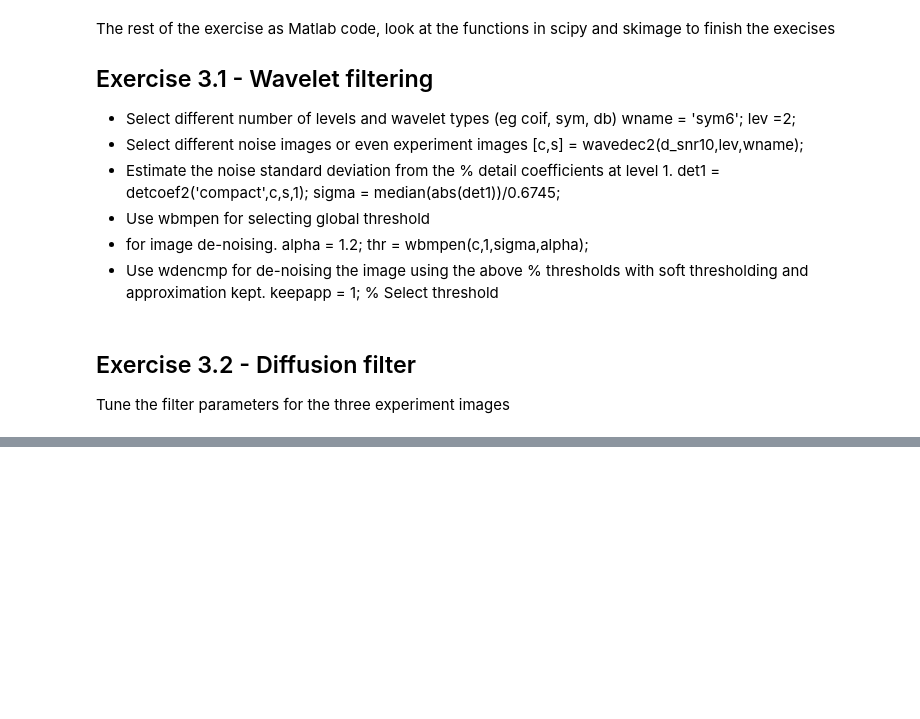
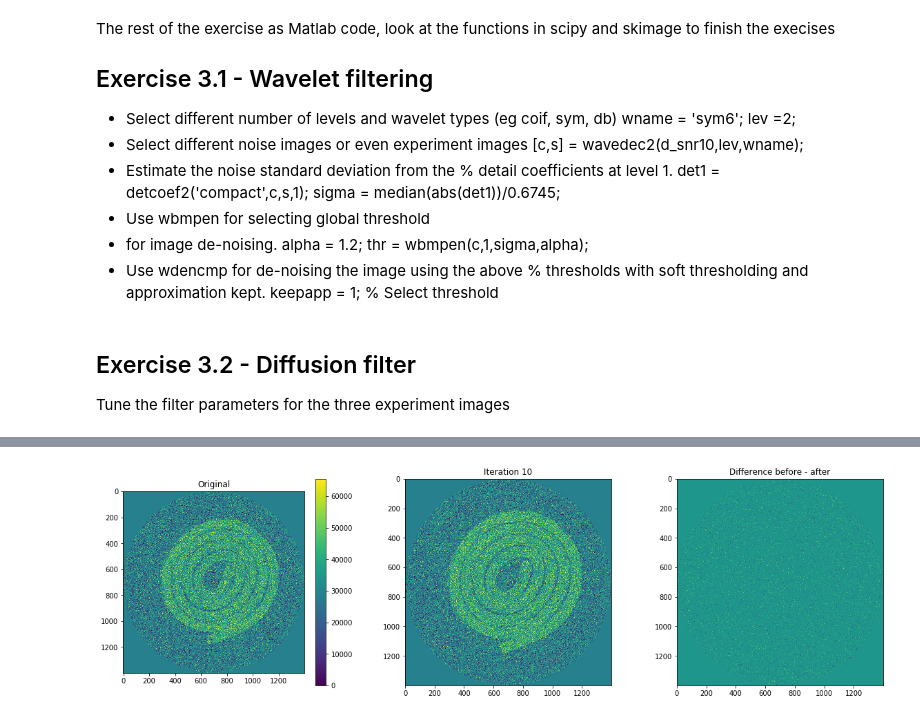
Before and after one commit to kmader/Quantitative-Big-Imaging-2019, a Jupyter notebook: Exercises/02-ImageEnhancement/Exercises1-3.ipynb, the cells around one changed output, grey strips where cells are left out. Saved outputs shown, nothing was run; the diff lists cells and outputs as text; code cells hidden in the pictures; blank space fills up the shorter version.

Commit message:
Added working code to the diffusion filter exercise

```diff
--- a/Exercises/02-ImageEnhancement/Exercises1-3.ipynb
+++ b/Exercises/02-ImageEnhancement/Exercises1-3.ipynb
@@ -142,17 +154,0 @@ def nldif(img,L,sigma,m,stepsize,steps) :
-# %%
-L=1000;
-sigma=1;
-m=8;
-stepsize=0.25;
-steps=10;
-
-y=nldif(a,L,sigma,m,stepsize,steps);
-
-plt.figure(figsize=[15,6])
-
-plt.subplot(1,2,1);
-plt.imshow(a)
-plt.title('Original')
-plt.subplot(1,2,2);
-plt.imshow(y)
-plt.title('Nonlin diffusion')
@@ -158,0 +292,10 @@ plt.title('Nonlin diffusion')
+# %%
+niter=10
+kappa=50
+gamma=0.1
+step=(0.25, 0.25)
+option=2  # select weighing equation
+ploton=True
+res=anisodiff(img=a, niter=niter, kappa=kappa, gamma=gamma, step=step, option=option,ploton=ploton)
+# %% [output]
+[figure, added]
```
Also changed, not shown: parts of 11 cells of this notebook, 1 other file.
